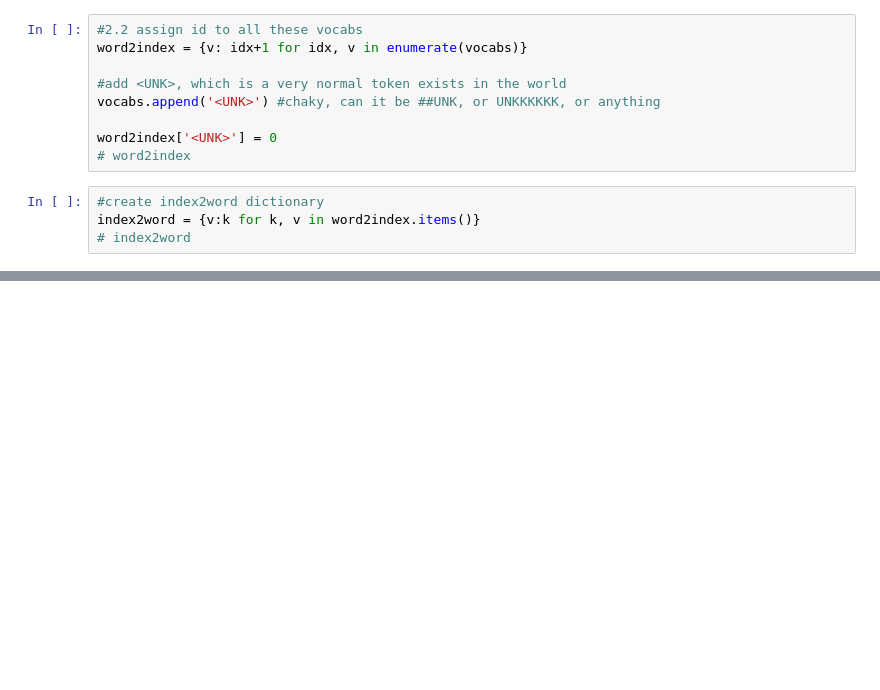
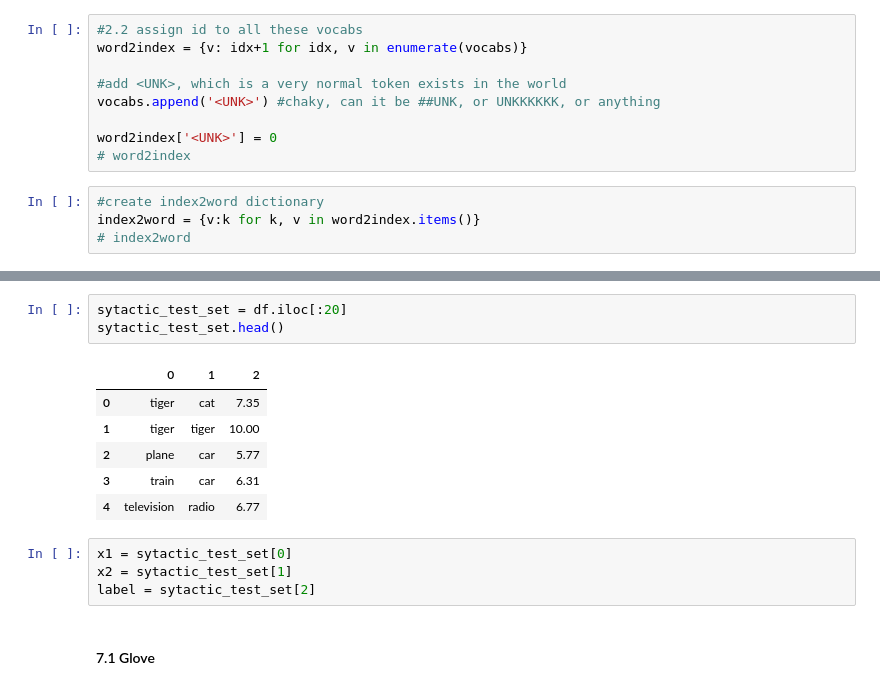
Before and after one commit to scarredwitch/NLP_LABS, a Jupyter notebook: Assignment2_GloVe.ipynb, the cells around one changed output, grey strips where cells are left out. Drawn from its saved outputs; the diff is of its cells as text; blank space fills up the shorter version.

```diff
--- a/Assignment2_GloVe.ipynb
+++ b/Assignment2_GloVe.ipynb
@@ -76,0 +687,16 @@ index2word = {v:k for k, v in word2index.items()}
+# %%
+sytactic_test_set = df.iloc[:20]
+sytactic_test_set.head()
+# %% [output]
+|  | 0 | 1 | 2 |
+| 0 | tiger | cat | 7.35 |
+| 1 | tiger | tiger | 10.00 |
+| 2 | plane | car | 5.77 |
+| 3 | train | car | 6.31 |
+| 4 | television | radio | 6.77 |
+# %%
+x1 = sytactic_test_set[0]
+x2 = sytactic_test_set[1]
+label = sytactic_test_set[2]
+# %% [markdown]
+#### 7.1 Glove
```
Also changed, not shown: parts of 65 cells of this notebook, 4 other files.
